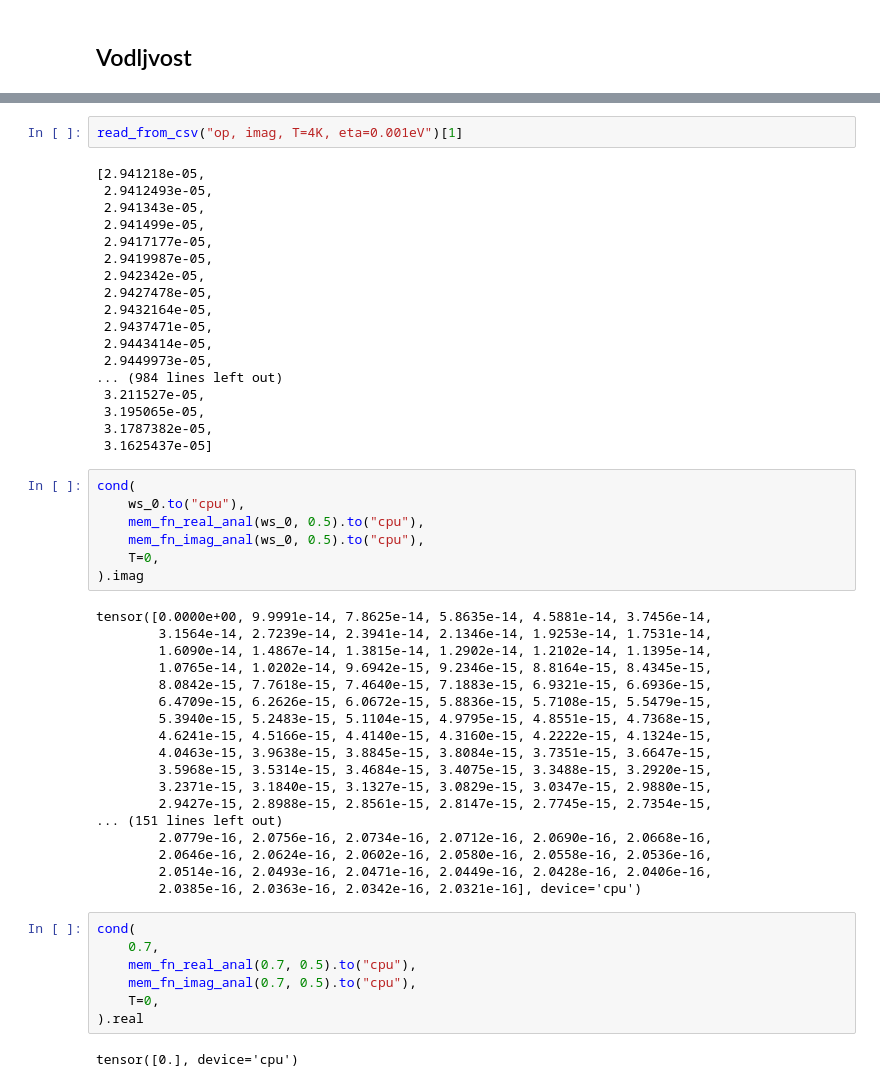
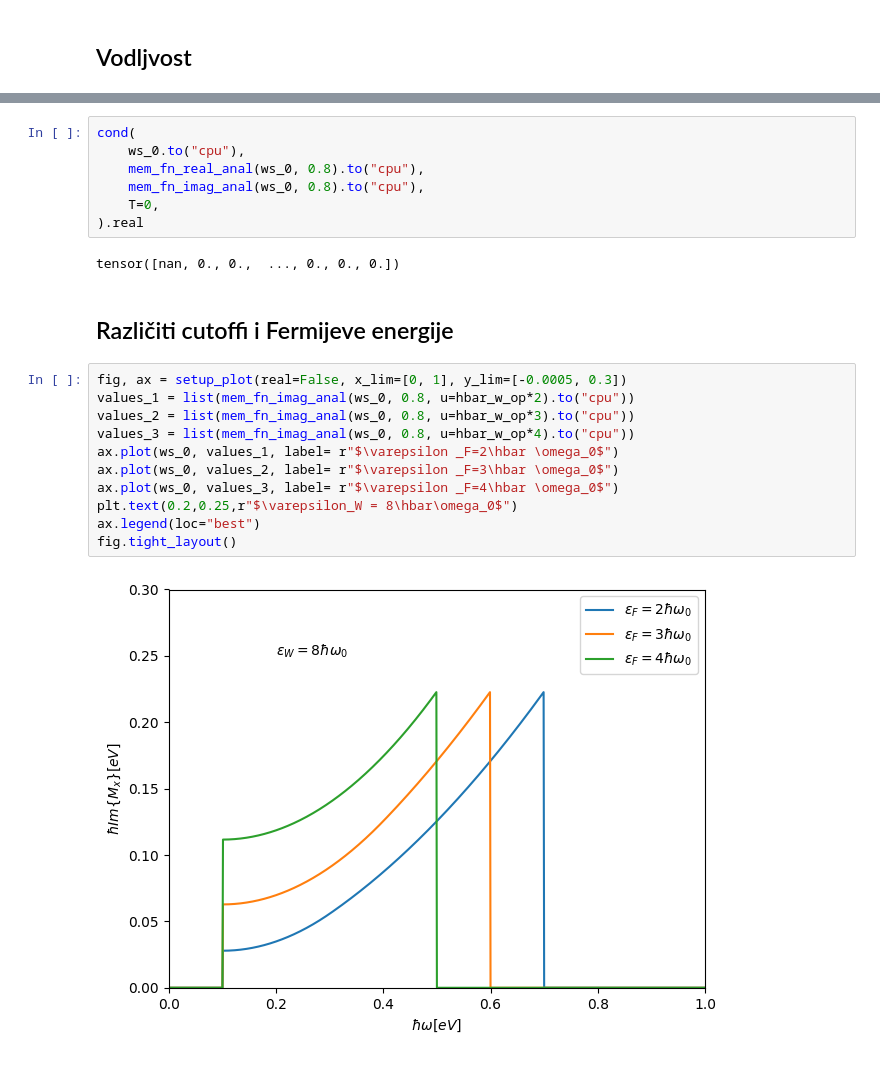
Before and after one commit to ppapac/24112024_memfn, a Jupyter notebook: MemoryDirac3D_usingTQ_270526.ipynb, the cells around one changed output, grey strips where cells are left out. Drawn from its saved outputs; the diff is of its cells as text.

```diff
--- a/MemoryDirac3D_usingTQ_270526.ipynb
+++ b/MemoryDirac3D_usingTQ_270526.ipynb
@@ -370,54 +375,24 @@ plt.ylim([0, 10 ** (-16)])
-# %%
-read_from_csv("op, imag, T=4K, eta=0.001eV")[1]
-# %% [output]
-[2.941218e-05,
- 2.9412493e-05,
- 2.941343e-05,
- 2.941499e-05,
- 2.9417177e-05,
- 2.9419987e-05,
- 2.942342e-05,
- 2.9427478e-05,
- 2.9432164e-05,
- 2.9437471e-05,
- 2.9443414e-05,
- 2.9449973e-05,
-... (984 lines left out)
- 3.211527e-05,
- 3.195065e-05,
- 3.1787382e-05,
- 3.1625437e-05]
 # %%
 cond(
     ws_0.to("cpu"),
-    mem_fn_real_anal(ws_0, 0.5).to("cpu"),
-    mem_fn_imag_anal(ws_0, 0.5).to("cpu"),
+    mem_fn_real_anal(ws_0, 0.8).to("cpu"),
+    mem_fn_imag_anal(ws_0, 0.8).to("cpu"),
     T=0,
-).imag
+).real
 # %% [output]
-tensor([0.0000e+00, 9.9991e-14, 7.8625e-14, 5.8635e-14, 4.5881e-14, 3.7456e-14,
-        3.1564e-14, 2.7239e-14, 2.3941e-14, 2.1346e-14, 1.9253e-14, 1.7531e-14,
-        1.6090e-14, 1.4867e-14, 1.3815e-14, 1.2902e-14, 1.2102e-14, 1.1395e-14,
-        1.0765e-14, 1.0202e-14, 9.6942e-15, 9.2346e-15, 8.8164e-15, 8.4345e-15,
-        8.0842e-15, 7.7618e-15, 7.4640e-15, 7.1883e-15, 6.9321e-15, 6.6936e-15,
-        6.4709e-15, 6.2626e-15, 6.0672e-15, 5.8836e-15, 5.7108e-15, 5.5479e-15,
-        5.3940e-15, 5.2483e-15, 5.1104e-15, 4.9795e-15, 4.8551e-15, 4.7368e-15,
-        4.6241e-15, 4.5166e-15, 4.4140e-15, 4.3160e-15, 4.2222e-15, 4.1324e-15,
-        4.0463e-15, 3.9638e-15, 3.8845e-15, 3.8084e-15, 3.7351e-15, 3.6647e-15,
-        3.5968e-15, 3.5314e-15, 3.4684e-15, 3.4075e-15, 3.3488e-15, 3.2920e-15,
-        3.2371e-15, 3.1840e-15, 3.1327e-15, 3.0829e-15, 3.0347e-15, 2.9880e-15,
-        2.9427e-15, 2.8988e-15, 2.8561e-15, 2.8147e-15, 2.7745e-15, 2.7354e-15,
-... (151 lines left out)
-        2.0779e-16, 2.0756e-16, 2.0734e-16, 2.0712e-16, 2.0690e-16, 2.0668e-16,
-        2.0646e-16, 2.0624e-16, 2.0602e-16, 2.0580e-16, 2.0558e-16, 2.0536e-16,
-        2.0514e-16, 2.0493e-16, 2.0471e-16, 2.0449e-16, 2.0428e-16, 2.0406e-16,
-        2.0385e-16, 2.0363e-16, 2.0342e-16, 2.0321e-16], device='cpu')
+tensor([nan, 0., 0.,  ..., 0., 0., 0.])
-# %%
-cond(
-    0.7,
-    mem_fn_real_anal(0.7, 0.5).to("cpu"),
-    mem_fn_imag_anal(0.7, 0.5).to("cpu"),
-    T=0,
-).real
-# %% [output]
-tensor([0.], device='cpu')
+# %% [markdown]
+## Različiti cutoffi i Fermijeve energije
+# %%
+fig, ax = setup_plot(real=False, x_lim=[0, 1], y_lim=[-0.0005, 0.3])
+values_1 = list(mem_fn_imag_anal(ws_0, 0.8, u=hbar_w_op*2).to("cpu"))
+values_2 = list(mem_fn_imag_anal(ws_0, 0.8, u=hbar_w_op*3).to("cpu"))
+values_3 = list(mem_fn_imag_anal(ws_0, 0.8, u=hbar_w_op*4).to("cpu"))
+ax.plot(ws_0, values_1, label= r"$\varepsilon _F=2\hbar \omega_0$")
+ax.plot(ws_0, values_2, label= r"$\varepsilon _F=3\hbar \omega_0$")
+ax.plot(ws_0, values_3, label= r"$\varepsilon _F=4\hbar \omega_0$")
+plt.text(0.2,0.25,r"$\varepsilon_W = 8\hbar\omega_0$")
+ax.legend(loc="best")
+fig.tight_layout()
+# %% [output]
+[figure, added]
```
Also changed, not shown: parts of 10 cells of this notebook.
